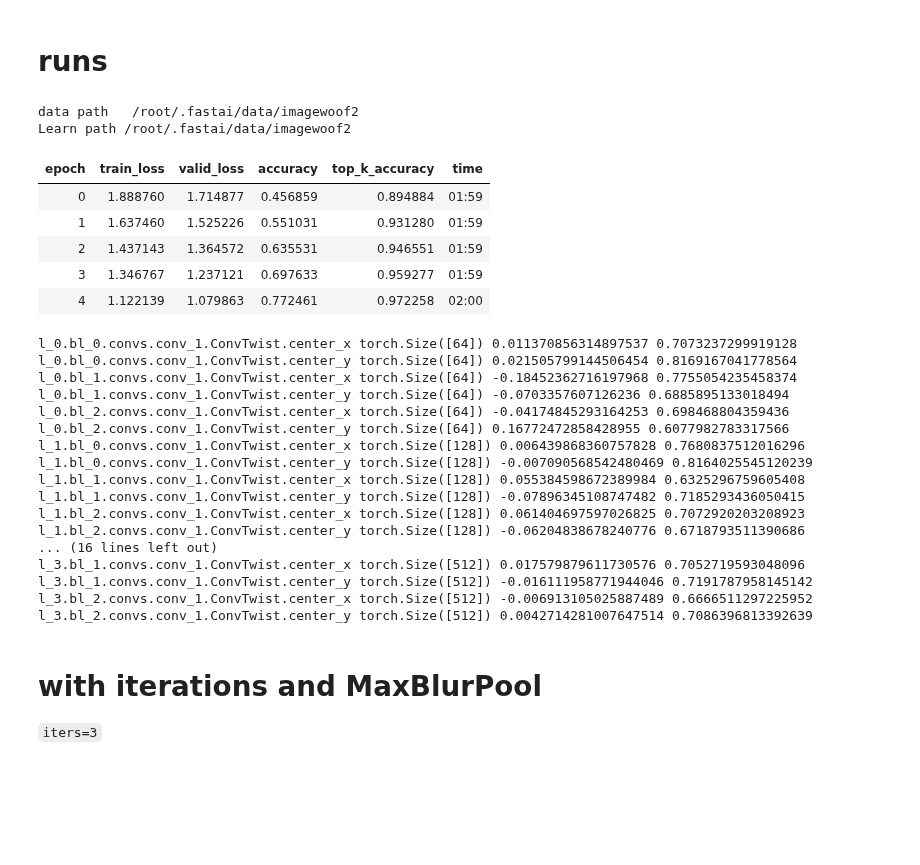
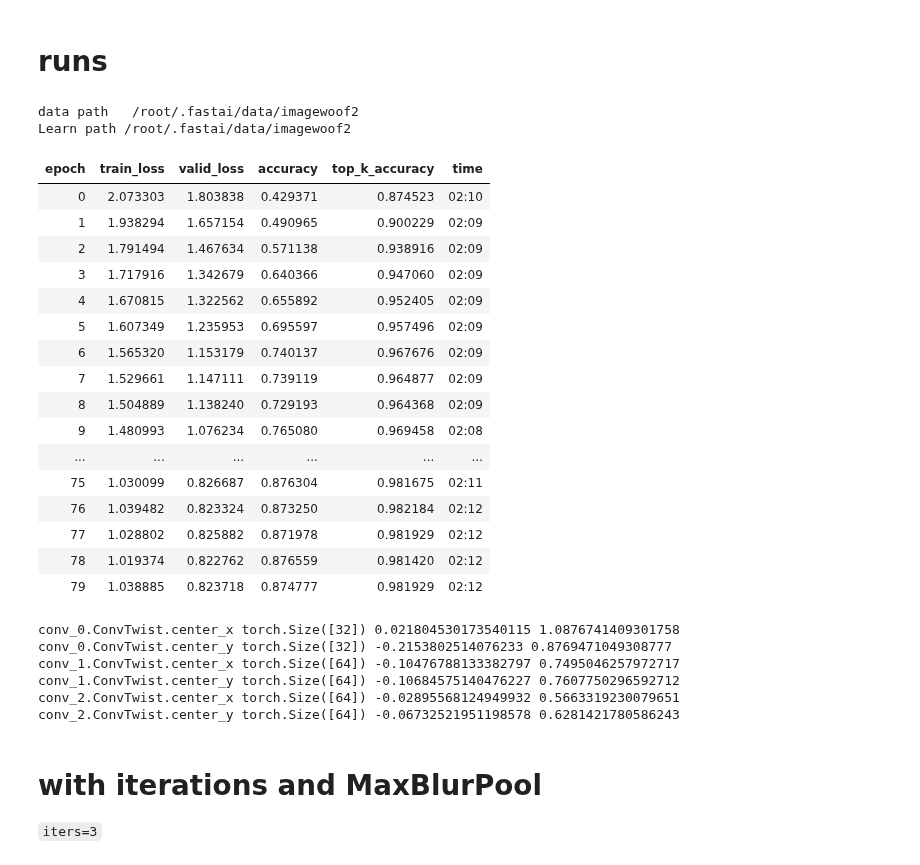
Before and after one commit to liuyao12/Ranger-Mish-ImageWoof-5, a Jupyter notebook: Woof_128_new_ConvTwist.ipynb, the cells around one changed output. Cells and saved outputs as stored; diff of their text form; code cells hidden in the pictures; blank space fills up the shorter version.

```diff
--- a/Woof_128_new_ConvTwist.ipynb
+++ b/Woof_128_new_ConvTwist.ipynb
@@ -114,11 +114,9 @@ class NewLayer(nn.Sequential):
             padding=None, bias=False, groups=1, **kwargs):
 
         if padding==None: padding = ks//2
-#         layers = [('conv', nn.Conv2d(ni, nf, ks, stride=stride,
-#                 padding=padding, bias=bias, groups=groups))]
-
-        if ks == 3:  layers = [('ConvTwist', ConvTwist(ni, nf, stride=stride))]
-        else: layers = [('Conv{}x{}'.format(ks,ks), nn.Conv2d(ni, nf, ks, stride=stride, padding=padding, bias=bias))]
+        if ks==3:  layers = [('ConvTwist', ConvTwist(ni, nf, stride=stride))]
+        else: layers = [('Conv{}x{}'.format(ks,ks),
+                  nn.Conv2d(ni, nf, ks, stride=stride, padding=padding, bias=bias, groups=groups))]
 
         act_bn = [('act_fn', act_fn)] if act else []
         if bn_layer:
@@ -189,39 +187,39 @@ model.sa = True
 # %% [markdown]
 # runs
 # %%
-learn = get_learn(model=model, size=128, bs=32, mixup=0)
-learn.fit_fc(5, lr=4e-3, moms=(0.95,0.95), start_pct=0.72)
+learn = get_learn(model=model, size=128, bs=32, mixup=0.5)
+learn.fit_fc(80, lr=4e-3, moms=(0.95,0.95), start_pct=0.72)
 # %% [output]
 data path   /root/.fastai/data/imagewoof2
 Learn path /root/.fastai/data/imagewoof2
 | epoch | train_loss | valid_loss | accuracy | top_k_accuracy | time |
-| 0 | 1.888760 | 1.714877 | 0.456859 | 0.894884 | 01:59 |
-| 1 | 1.637460 | 1.525226 | 0.551031 | 0.931280 | 01:59 |
-| 2 | 1.437143 | 1.364572 | 0.635531 | 0.946551 | 01:59 |
-| 3 | 1.346767 | 1.237121 | 0.697633 | 0.959277 | 01:59 |
-| 4 | 1.122139 | 1.079863 | 0.772461 | 0.972258 | 02:00 |
+| 0 | 2.073303 | 1.803838 | 0.429371 | 0.874523 | 02:10 |
+| 1 | 1.938294 | 1.657154 | 0.490965 | 0.900229 | 02:09 |
+| 2 | 1.791494 | 1.467634 | 0.571138 | 0.938916 | 02:09 |
+| 3 | 1.717916 | 1.342679 | 0.640366 | 0.947060 | 02:09 |
+| 4 | 1.670815 | 1.322562 | 0.655892 | 0.952405 | 02:09 |
+| 5 | 1.607349 | 1.235953 | 0.695597 | 0.957496 | 02:09 |
+| 6 | 1.565320 | 1.153179 | 0.740137 | 0.967676 | 02:09 |
+| 7 | 1.529661 | 1.147111 | 0.739119 | 0.964877 | 02:09 |
+| 8 | 1.504889 | 1.138240 | 0.729193 | 0.964368 | 02:09 |
+| 9 | 1.480993 | 1.076234 | 0.765080 | 0.969458 | 02:08 |
+| ... | ... | ... | ... | ... | ... |
+| 75 | 1.030099 | 0.826687 | 0.876304 | 0.981675 | 02:11 |
+| 76 | 1.039482 | 0.823324 | 0.873250 | 0.982184 | 02:12 |
+| 77 | 1.028802 | 0.825882 | 0.871978 | 0.981929 | 02:12 |
+| 78 | 1.019374 | 0.822762 | 0.876559 | 0.981420 | 02:12 |
+| 79 | 1.038885 | 0.823718 | 0.874777 | 0.981929 | 02:12 |
 # %%
-for name, param in learn.model.body.named_parameters():
+for name, param in learn.model.stem.named_parameters():
     if 'center' in name:
         print(name, param.size(), param.mean().item(), param.std().item())
 # %% [output]
-l_0.bl_0.convs.conv_1.ConvTwist.center_x torch.Size([64]) 0.011370856314897537 0.7073237299919128
-l_0.bl_0.convs.conv_1.ConvTwist.center_y torch.Size([64]) 0.021505799144506454 0.8169167041778564
-l_0.bl_1.convs.conv_1.ConvTwist.center_x torch.Size([64]) -0.18452362716197968 0.7755054235458374
-l_0.bl_1.convs.conv_1.ConvTwist.center_y torch.Size([64]) -0.0703357607126236 0.6885895133018494
-l_0.bl_2.convs.conv_1.ConvTwist.center_x torch.Size([64]) -0.04174845293164253 0.698468804359436
-l_0.bl_2.convs.conv_1.ConvTwist.center_y torch.Size([64]) 0.16772472858428955 0.6077982783317566
-l_1.bl_0.convs.conv_1.ConvTwist.center_x torch.Size([128]) 0.006439868360757828 0.7680837512016296
-l_1.bl_0.convs.conv_1.ConvTwist.center_y torch.Size([128]) -0.007090568542480469 0.8164025545120239
-l_1.bl_1.convs.conv_1.ConvTwist.center_x torch.Size([128]) 0.055384598672389984 0.6325296759605408
-l_1.bl_1.convs.conv_1.ConvTwist.center_y torch.Size([128]) -0.07896345108747482 0.7185293436050415
-l_1.bl_2.convs.conv_1.ConvTwist.center_x torch.Size([128]) 0.061404697597026825 0.7072920203208923
-l_1.bl_2.convs.conv_1.ConvTwist.center_y torch.Size([128]) -0.06204838678240776 0.6718793511390686
-... (16 lines left out)
-l_3.bl_1.convs.conv_1.ConvTwist.center_x torch.Size([512]) 0.017579879611730576 0.7052719593048096
-l_3.bl_1.convs.conv_1.ConvTwist.center_y torch.Size([512]) -0.016111958771944046 0.7191787958145142
-l_3.bl_2.convs.conv_1.ConvTwist.center_x torch.Size([512]) -0.006913105025887489 0.6666511297225952
-l_3.bl_2.convs.conv_1.ConvTwist.center_y torch.Size([512]) 0.0042714281007647514 0.7086396813392639
+conv_0.ConvTwist.center_x torch.Size([32]) 0.021804530173540115 1.0876741409301758
+conv_0.ConvTwist.center_y torch.Size([32]) -0.2153802514076233 0.8769471049308777
+conv_1.ConvTwist.center_x torch.Size([64]) -0.10476788133382797 0.7495046257972717
+conv_1.ConvTwist.center_y torch.Size([64]) -0.10684575140476227 0.7607750296592712
+conv_2.ConvTwist.center_x torch.Size([64]) -0.02895568124949932 0.5663319230079651
+conv_2.ConvTwist.center_y torch.Size([64]) -0.06732521951198578 0.6281421780586243
 # %% [markdown]
 # with iterations and MaxBlurPool
 
```
Also changed, not shown: parts of 6 cells of this notebook.
